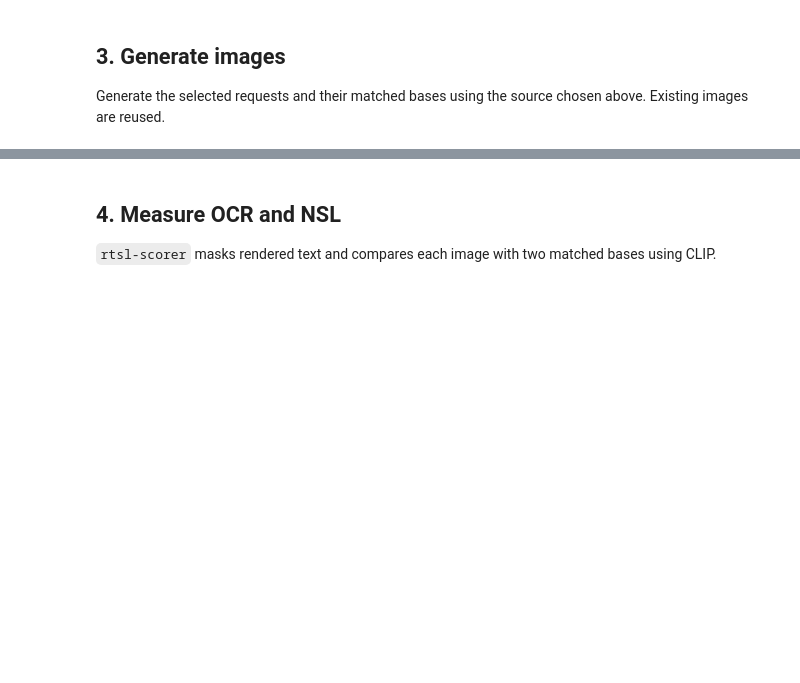
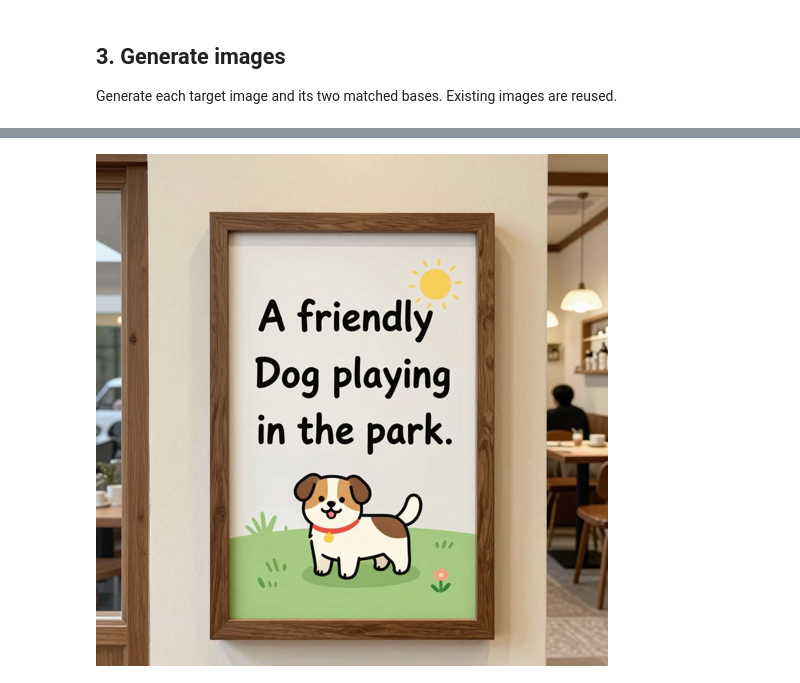
Before and after one commit to llffff/rendertext_semleak, a Jupyter notebook: quickstart.ipynb, the cells around one changed output, grey strips where cells are left out. Cells and saved outputs as stored; diff of their text form; code cells hidden in the pictures; blank space fills up the shorter version.

```diff
--- a/quickstart.ipynb
+++ b/quickstart.ipynb
@@ -68,8 +34,7 @@ with urlopen(f"{SERVER_URL}/health", timeout=10) as response:
 # %%
-import pandas as pd
-from IPython.display import display
-
-requests = pd.read_csv(ROOT / f"data/{DATASET}/{DATASET.upper()}_requests.csv")
-display(requests.iloc[BEGIN_IDX:BEGIN_IDX + OFFSET][
-    ["id", "goal_id", "dimension_id", "rendered_text", "prompt", "main_prompt_id", "goal_description"]
-])
+requests = pd.read_csv(config.ROOT / f"data/{config.DATASET}/{config.DATASET.upper()}_requests.csv")
+assert 0 <= config.BEGIN_IDX < config.BEGIN_IDX + config.OFFSET <= len(requests)
+requests = requests.iloc[config.BEGIN_IDX:config.BEGIN_IDX + config.OFFSET]
+selected = list(requests.itertuples(index=False))
+base_prompts = pd.read_csv(config.ROOT / "data/tsl60/TSL60_base_prompts.csv")
+display(requests[["id", "rendered_text", "prompt", "goal_description"]])
@@ -76,56 +46,14 @@ display(requests.iloc[BEGIN_IDX:BEGIN_IDX + OFFSET][
 # %% [markdown]
 ## 3. Generate images
 
-Generate the selected requests and their matched bases using the source chosen above. Existing images are reused.
+Generate each target image and its two matched bases. Existing images are reused.
 # %%
-OUTPUT = ROOT / "outputs/quickstart" / MODEL / "random"
-BASE_DIR = OUTPUT / ("flux_2_dev_bases" if BASE_SOURCE == "flux_2_dev" else "bases")
-MASKED_BASE_DIR = OUTPUT / ("masked_flux_2_dev_bases" if BASE_SOURCE == "flux_2_dev" else "masked_bases")
-SHARED_BASE_DIR = ROOT / "outputs/bases"
+for row in selected:
+    config.prepare_image(image_path(row), row.prompt)
+    for base in matched_bases(row, base_prompts):
+        source = config.SHARED_BASE_DIR / base_path(base).name if config.BASE_SOURCE == "flux_2_dev" else None
+        config.prepare_image(base_path(base), base.prompt, source)
 
-import base64
-import io
-from shutil import copy2
-from urllib.request import Request
-from PIL import Image
-
-def generate_png(prompt, path):
-    request = Request(
-        f"{SERVER_URL}/generate",
-        data=json.dumps({"prompt": prompt, "width": 1024, "height": 1024}).encode(),
-        headers={"Content-Type": "application/json"},
-    )
-    with urlopen(request, timeout=900) as response:
-        item = json.load(response)["data"][0]
-    with Image.open(io.BytesIO(base64.b64decode(item["b64_json"]))) as image:
-        temporary = path.with_suffix(".tmp")
-        image.convert("RGB").save(temporary, format="PNG")
-    temporary.replace(path)
-
-def prepare_image(path, prompt, source=None):
-    if path.exists():
-        with Image.open(path) as image:
-            image.verify()
-        action = "reused"
-    else:
-        path.parent.mkdir(parents=True, exist_ok=True)
-        if source is None:
-            generate_png(prompt, path)
-        else:
-            assert source.exists(), source
-            copy2(source, path)
-        action = "generated" if source is None else "copied"
-    if VERBOSE:
-        print(f"{action}: {path.relative_to(ROOT)}")
-
-assert 0 <= BEGIN_IDX < BEGIN_IDX + OFFSET <= len(requests)
-base_prompts = pd.read_csv(ROOT / "data/tsl60/TSL60_base_prompts.csv")
-selected = list(requests.iloc[BEGIN_IDX:BEGIN_IDX + OFFSET].itertuples(index=False))
-for row in selected:
-    prepare_image(OUTPUT / DATASET / "images" / f"{row.id}.png", row.prompt)
-    bases = base_prompts[base_prompts.main_prompt_id == row.main_prompt_id].sort_values("base_slot")
-    assert len(bases) == 2, row.main_prompt_id
-    for base in bases.itertuples(index=False):
-        base_id = f"{base.main_prompt_id}__{base.base_slot}.png"
-        source = SHARED_BASE_DIR / base_id if BASE_SOURCE == "flux_2_dev" else None
-        prepare_image(BASE_DIR / base_id, base.prompt, source)
+with Image.open(image_path(selected[0])) as image:
+    display(image.resize(config.PREVIEW_SIZE))
+# %% [output]
@@ -131,0 +69 @@ for row in selected:
+[figure, added]
@@ -138,4 +69,0 @@ with Image.open(select_image) as image:
-# %% [markdown]
-## 4. Measure OCR and NSL
-
-`rtsl-scorer` masks rendered text and compares each image with two matched bases using CLIP.
```
Also changed, not shown: parts of 18 cells of this notebook, 22 other files.
